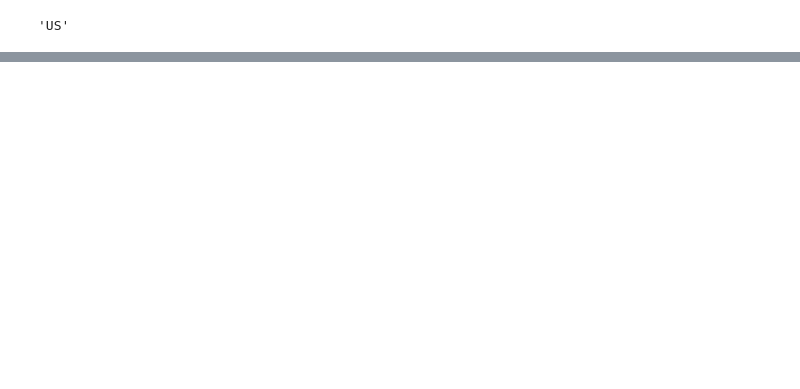
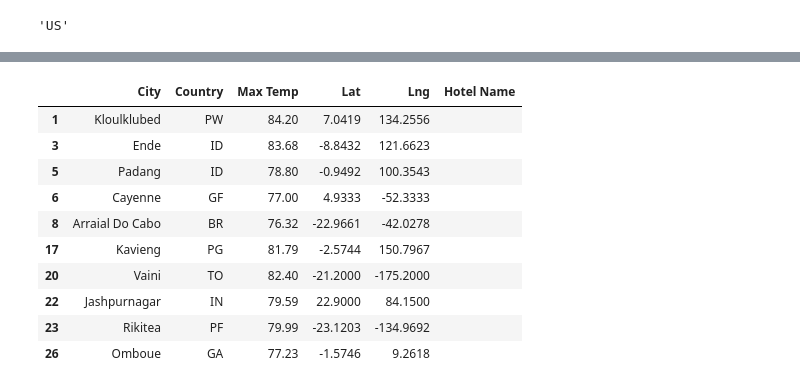
Before and after one commit to snkty8/World_Weather_Analysis, a Jupyter notebook: WeatherPy.ipynb, the cells around one changed output, grey strips where cells are left out. Saved outputs shown, nothing was run; the diff lists cells and outputs as text; code cells hidden in the pictures; blank space fills up the shorter version.

```diff
--- a/WeatherPy.ipynb
+++ b/WeatherPy.ipynb
@@ -549,0 +680,17 @@ plot_linear_regression(x_values, y_values,
+# %%
+# Create DataFrame called hotel_df to store hotel names along with city, country, max temp, and coordinates.
+hotel_df = preferred_cities_df[["City", "Country", "Max Temp", "Lat", "Lng"]].copy()
+hotel_df["Hotel Name"] = ""
+hotel_df.head(10)
+# %% [output]
+|  | City | Country | Max Temp | Lat | Lng | Hotel Name |
+| 1 | Kloulklubed | PW | 84.20 | 7.0419 | 134.2556 |  |
+| 3 | Ende | ID | 83.68 | -8.8432 | 121.6623 |  |
+| 5 | Padang | ID | 78.80 | -0.9492 | 100.3543 |  |
+| 6 | Cayenne | GF | 77.00 | 4.9333 | -52.3333 |  |
+| 8 | Arraial Do Cabo | BR | 76.32 | -22.9661 | -42.0278 |  |
+| 17 | Kavieng | PG | 81.79 | -2.5744 | 150.7967 |  |
+| 20 | Vaini | TO | 82.40 | -21.2000 | -175.2000 |  |
+| 22 | Jashpurnagar | IN | 79.59 | 22.9000 | 84.1500 |  |
+| 23 | Rikitea | PF | 79.99 | -23.1203 | -134.9692 |  |
+| 26 | Omboue | GA | 77.23 | -1.5746 | 9.2618 |  |
```
Also changed, not shown: parts of 48 cells of this notebook, 5 other files.
